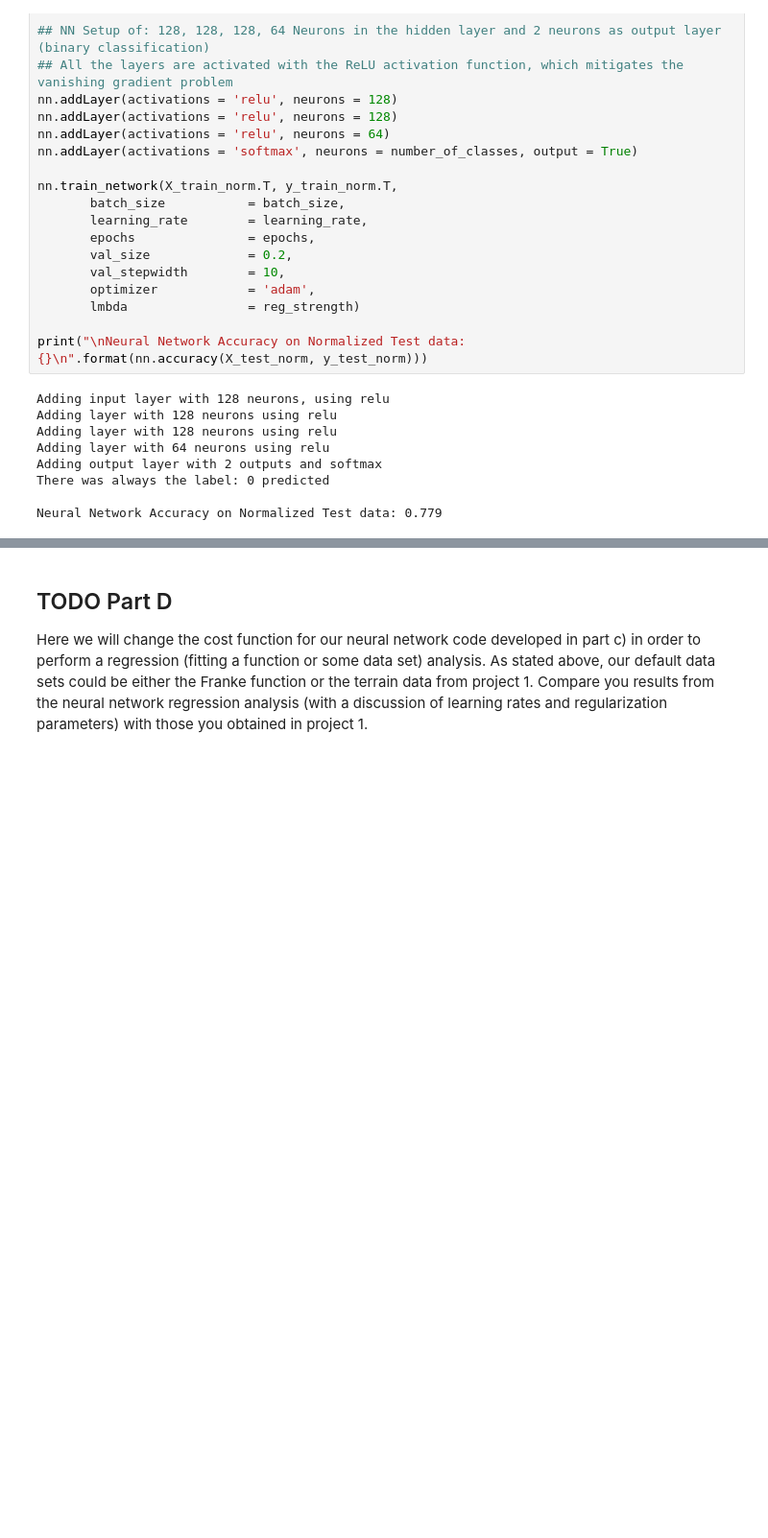
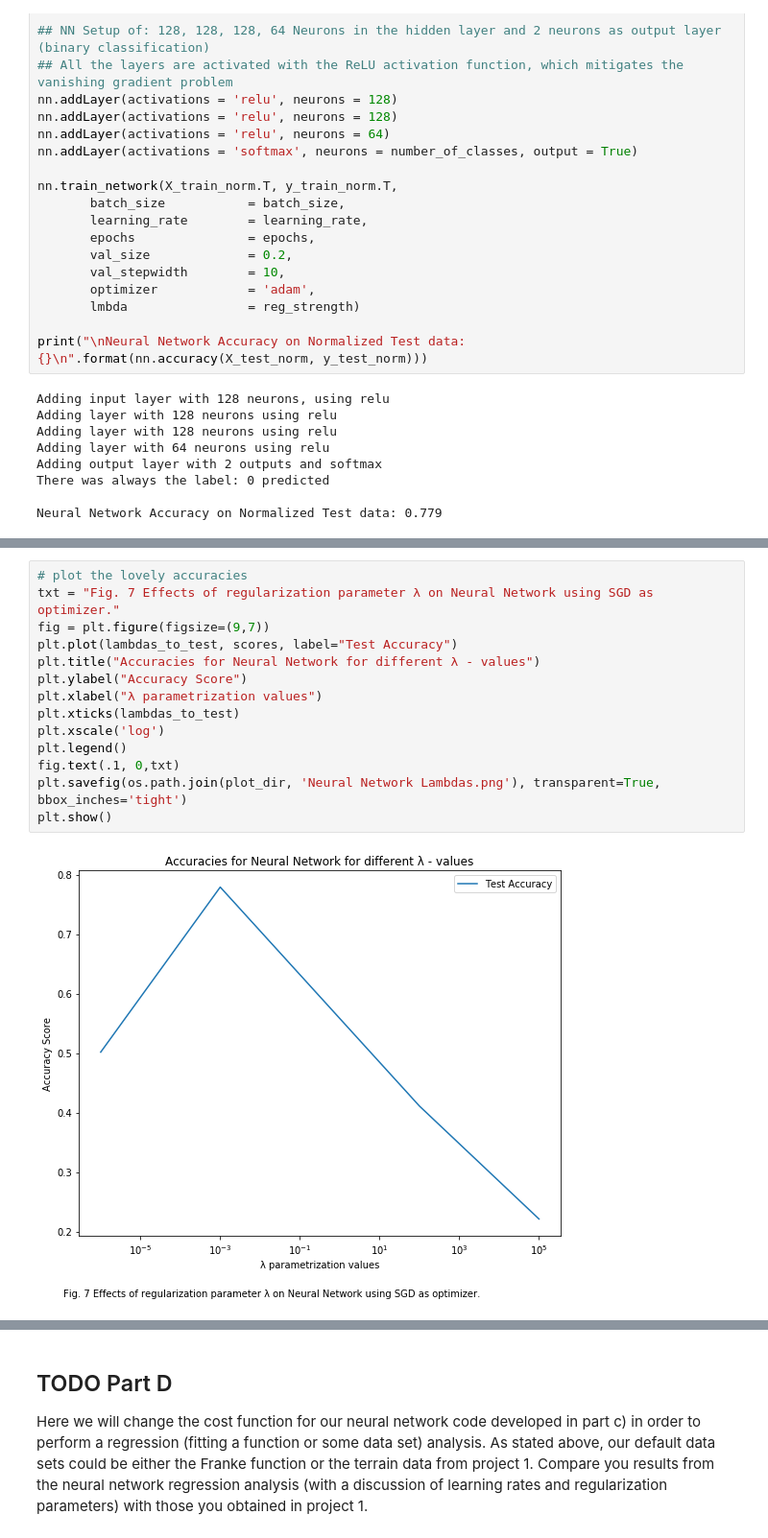
Before and after one commit to lenlehm/Classification-and-Regression, a Jupyter notebook: ClassificationAndRegression.ipynb, the cells around one changed output, grey strips where cells are left out. Shown: that part at 96% size. Cells and saved outputs as stored; diff of their text form; blank space fills up the shorter version.

```diff
--- a/ClassificationAndRegression.ipynb
+++ b/ClassificationAndRegression.ipynb
@@ -953,2 +960,18 @@ Adding output layer with 2 outputs and softmax
+# %%
+# plot the lovely accuracies
+txt = "Fig. 7 Effects of regularization parameter λ on Neural Network using SGD as optimizer."
+fig = plt.figure(figsize=(9,7))
+plt.plot(lambdas_to_test, scores, label="Test Accuracy")
+plt.title("Accuracies for Neural Network for different λ - values")
+plt.ylabel("Accuracy Score")
+plt.xlabel("λ parametrization values")
+plt.xticks(lambdas_to_test)
+plt.xscale('log')
+plt.legend()
+fig.text(.1, 0,txt)
+plt.savefig(os.path.join(plot_dir, 'Neural Network Lambdas.png'), transparent=True, bbox_inches='tight')
+plt.show()
+# %% [output]
+[figure, added]
 # %%
 %%time
```
Also changed, not shown: parts of 27 cells of this notebook.
